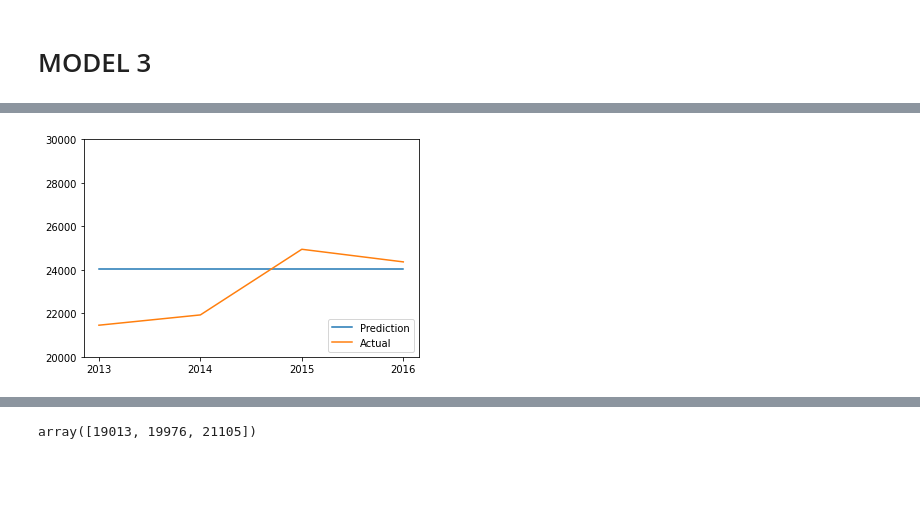
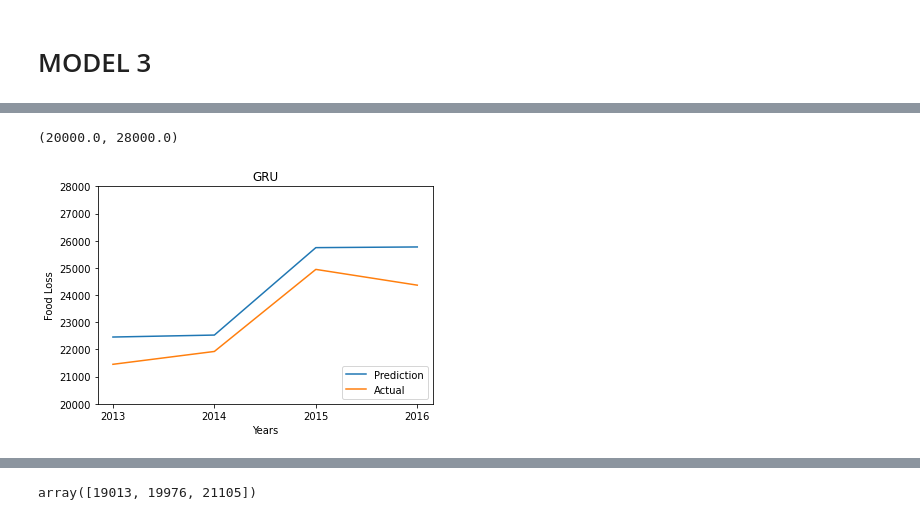
Before and after one commit to murathansygl/Food-Supply-Chain, a Jupyter notebook: module_2.ipynb, the cells around one changed output, grey strips where cells are left out. Cells and saved outputs as stored; diff of their text form; code cells hidden in the pictures; blank space fills up the shorter version.

```diff
--- a/module_2.ipynb
+++ b/module_2.ipynb
@@ -273,6 +357,17 @@ X_test1, y_test1 = X1[6:], y1[6:]
 X_train1.shape, y_train1.shape, X_val1.shape, y_val1.shape, X_test1.shape, y_test1.shape
 # %% [output]
 ((4, 3, 1), (4,), (2, 3, 1), (2,), (1, 3, 1), (1,))
+# %%
+from sklearn.preprocessing import StandardScaler
+
+
+scalers = {}
+for i in range(X_train1.shape[1]):
+    scalers[i] = StandardScaler()
+    X_train1[:, i, :] = scalers[i].fit_transform(X_train1[:, i, :])
+
+for i in range(X_test1.shape[1]):
+    X_test1[:, i, :] = scalers[i].transform(X_test1[:, i, :])
 # %%
 model1 = Sequential()
 model1.add(InputLayer((3, 1)))
@@ -477,7 +599,11 @@ test_results2
 model3 = Sequential()
 model3.add(InputLayer((3, 1)))
 model3.add(GRU(64))
-model3.add(Dense(8, 'relu'))
+model3.add(Dense(50, 'relu'))
+model3.add(Dense(50, 'relu'))
 model3.add(Dense(1, 'linear'))
 model3.summary()
+
+cp3 = ModelCheckpoint('model3/', save_best_only=True)
+model3.compile(loss=MeanAbsolutePercentageError(), optimizer=Adam(learning_rate=0.1), metrics=[RootMeanSquaredError()])
 # %% [output]
@@ -497,8 +625,5 @@ Trainable params: 13,393
 Non-trainable params: 0
 _________________________________________________________________
-# %%
-cp3 = ModelCheckpoint('model3/', save_best_only=True)
-model3.compile(loss=MeanSquaredError(), optimizer=Adam(learning_rate=1), metrics=[RootMeanSquaredError()])
 # %%
-model3.fit(X_train1, y_train1, validation_data=(X_val1, y_val1), epochs=100, callbacks=[cp3])
+model3.fit(X_train1, y_train1, validation_data=(X_val1, y_val1), epochs=200, callbacks=[cp3])
 # %% [output]
@@ -532,12 +657,15 @@ train_results3
 # %%
 train_results3.index=['2013','2014','2015','2016']
 plt.plot(train_results3['Train Predictions'])
 plt.plot(train_results3['Actuals'])
 
 plt.legend(['Prediction', 'Actual'], loc='lower right')
 plt.ylim(20000,30000)
-ax = plt.gca()
-# ax.invert_xaxis()
+pyplot.xlabel("Years")
+pyplot.ylabel("Food Loss")
+plt.title("GRU")
+plt.ylim(20000,28000)
 # %% [output]
+(20000.0, 28000.0)
-[figure, old version]
+[figure, new version]
 # %%
```
Also changed, not shown: parts of 47 cells of this notebook, 8 other files.
